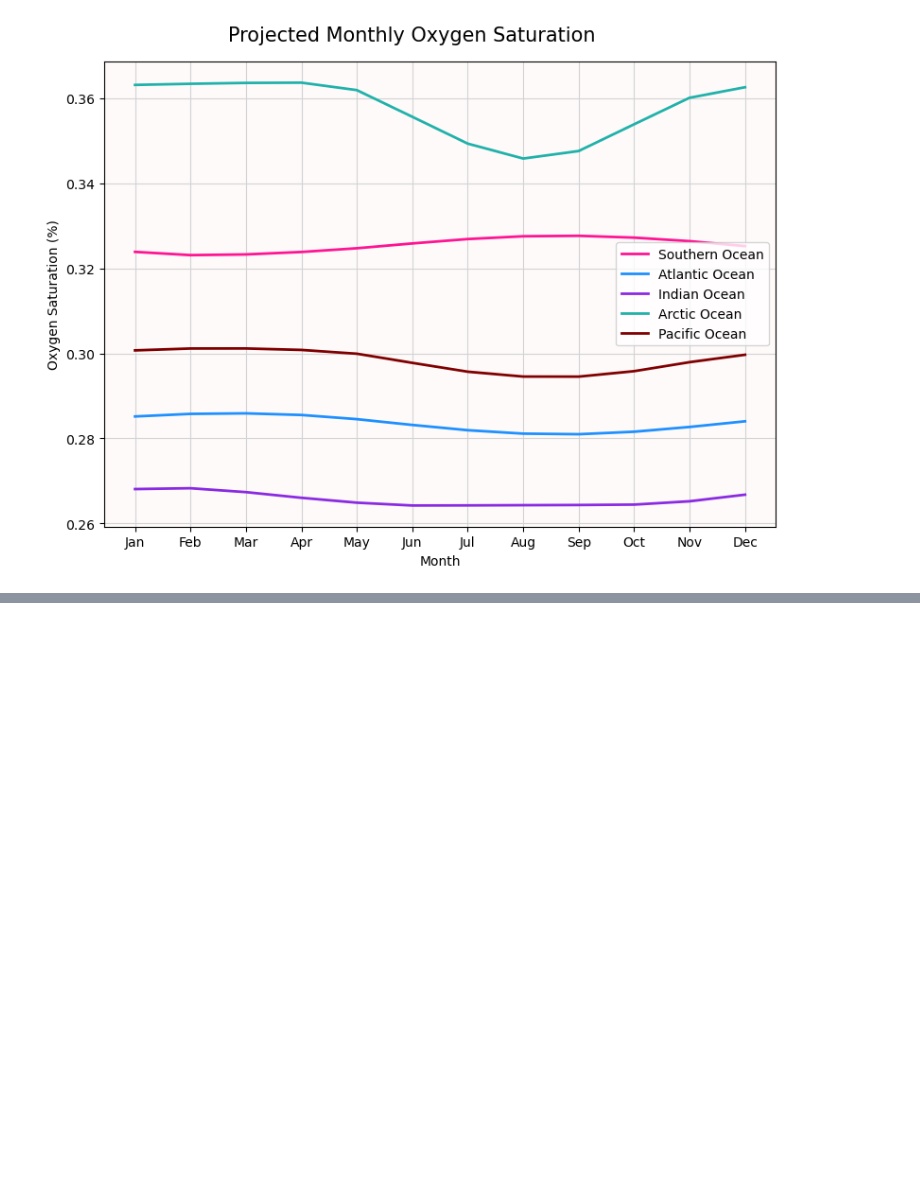
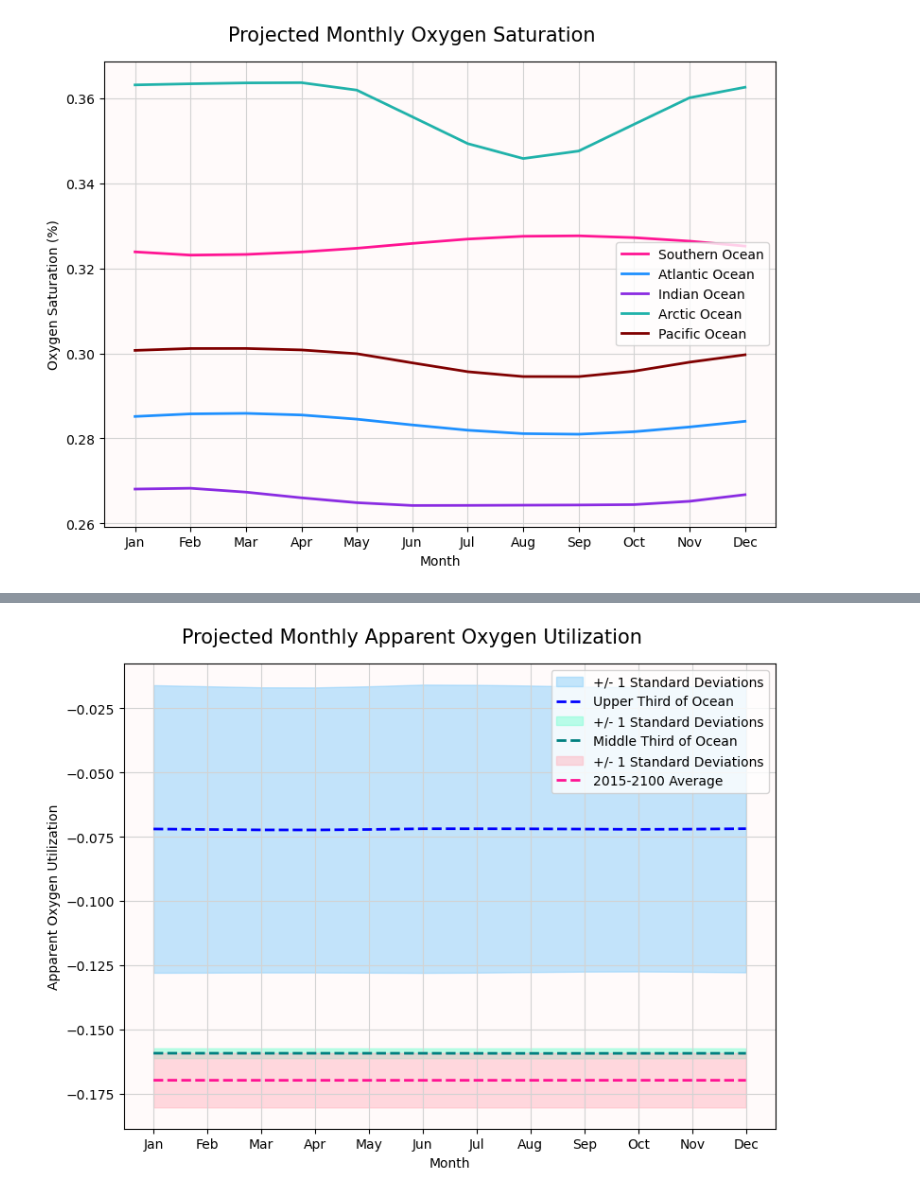
Before and after one commit to EES-3506-5506/final_holtzman, a Jupyter notebook: notebooks/Datasets.ipynb, the cells around one changed output, grey strips where cells are left out. Cells and saved outputs as stored; diff of their text form; code cells hidden in the pictures; blank space fills up the shorter version.

```diff
--- a/notebooks/Datasets.ipynb
+++ b/notebooks/Datasets.ipynb
@@ -426,9 +426,9 @@ plt.tight_layout()
 # %%
 monthlyAOU=AOU.groupby('time.month').mean(dim='time').mean(dim='latitude').mean(dim='longitude')
 # %%
-AOU_upper=monthlyAOU.sel(lev=slice('2.5000e+00','3.1250e+02'))
-AOU_middle=monthlyAOU.sel(lev=slice('4.0000e+02', '1.5375e+03'))
-AOU_lower=monthlyAOU.sel(lev=slice(' 1.7500e+03', '6.5000e+03'))
+AOU_upper=monthlyAOU.sel(lev=slice(0,1000))
+AOU_middle=monthlyAOU.sel(lev=slice(1000, 3000))
+AOU_lower=monthlyAOU.sel(lev=slice(3000, 6500))
 # %%
 avg_upper=AOU_upper.mean(dim='lev')
 std_upper=AOU_upper.std(dim='lev')
@@ -437,6 +437,7 @@ std_middle=AOU_middle.std(dim='lev')
 avg_lower=AOU_lower.mean(dim='lev')
 std_lower=AOU_lower.std(dim='lev')
 # %%
+%%time
 fig, (ax) = plt.subplots(nrows = 1, ncols = 1, figsize = (8, 6))
 
 fig.suptitle('Projected Monthly Apparent Oxygen Utilization', fontsize=15)
@@ -445,24 +446,24 @@ ax.grid(color='lightgrey')
 
 ax.fill_between(avg_upper['month'], avg_upper+std_upper,avg_upper-std_upper,
                 label='+/- 1 Standard Deviations',alpha=0.5, color='lightskyblue')
-ax.fill_between(avg_upper['month'], avg_upper+(2*std_upper),avg_upper-(2*std_upper),
-                label='+/- 2 Standard Deviations',alpha=0.3, color='lightskyblue')
+#ax.fill_between(avg_upper['month'], avg_upper+(2*std_upper),avg_upper-(2*std_upper),
+               # label='+/- 2 Standard Deviations',alpha=0.3, color='lightskyblue')
 ax.plot(avg_upper['month'],
         avg_upper, linewidth=2, linestyle='--',
         label='Upper Third of Ocean', color='blue')
 
 ax.fill_between(avg_middle['month'], avg_middle+std_middle,avg_middle-std_middle,
                 label='+/- 1 Standard Deviations',alpha=0.5, color='aquamarine')
-ax.fill_between(avg_middle['month'], avg_middle+(2*std_middle),avg_middle-(2*std_middle),
-                label='+/- 2 Standard Deviations',alpha=0.3, color='aquamarine')
+#ax.fill_between(avg_middle['month'], avg_middle+(2*std_middle),avg_middle-(2*std_middle),
+               # label='+/- 2 Standard Deviations',alpha=0.3, color='aquamarine')
 ax.plot(avg_middle['month'],
         avg_middle, linewidth=2, linestyle='--',
         label='Middle Third of Ocean', color='teal')
 
 ax.fill_between(avg_lower['month'], avg_lower+std_lower,avg_lower-std_lower,
-                label='+/- 1 Standard Deviations',alpha=0.5, color='lightpink')
-ax.fill_between(avg_lower['month'], avg_lower+(2*std_lower),avg_lower-(2*std_lower),
-                label='+/- 2 Standard Deviations',alpha=0.3, color='lightpink')
+              label='+/- 1 Standard Deviations',alpha=0.5, color='lightpink')
+#ax.fill_between(avg_lower['month'], avg_lower+(2*std_lower),avg_lower-(2*std_lower),
+               # label='+/- 2 Standard Deviations',alpha=0.3, color='lightpink')
 ax.plot(avg_lower['month'],
         avg_lower, linewidth=2, linestyle='--',
         label='2015-2100 Average', color='deeppink')
@@ -478,3 +479,4 @@ ax.set_xlabel('Month')
 ax.set_facecolor('snow')
 
 plt.tight_layout()
+# %% [output]
@@ -480,0 +485 @@ plt.tight_layout()
+[figure, added]
```
Also changed, not shown: parts of 1 cell of this notebook.
